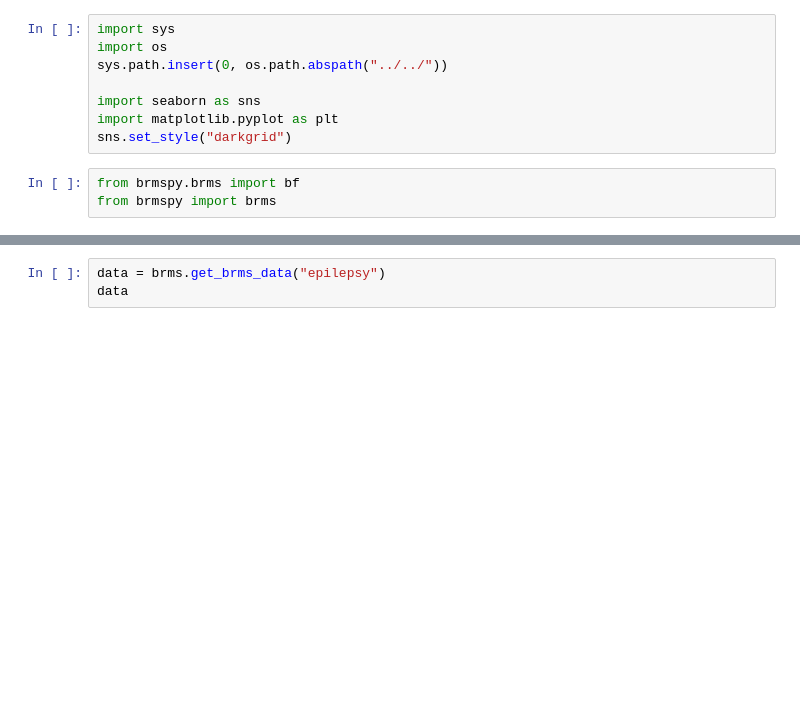
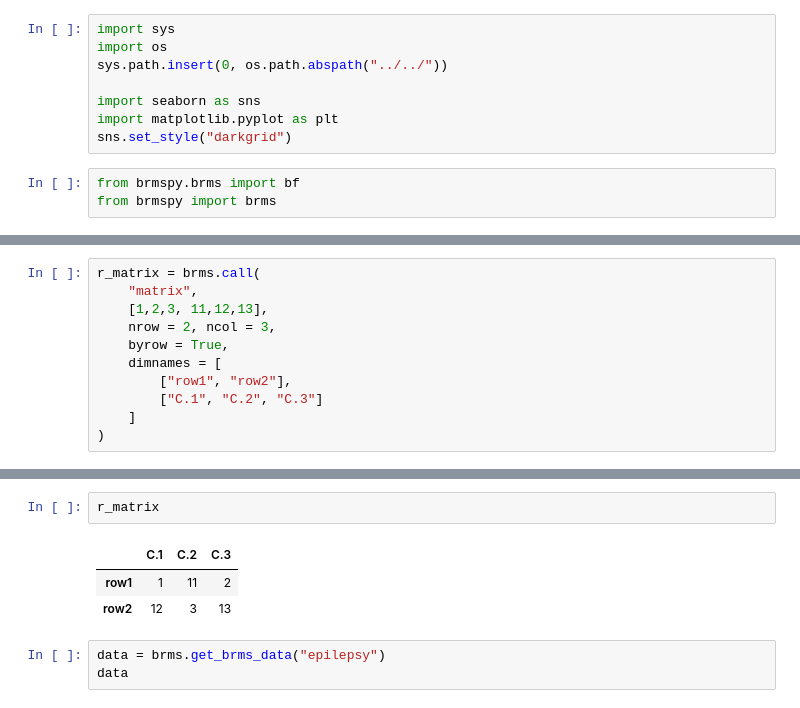
Before and after one commit to kaitumisuuringute-keskus/brmspy, a Jupyter notebook: notebooks/rpy2_session.ipynb, the cells around one changed output, grey strips where cells are left out. Cells and saved outputs as stored; diff of their text form; blank space fills up the shorter version.

```diff
--- a/notebooks/rpy2_session.ipynb
+++ b/notebooks/rpy2_session.ipynb
@@ -26,0 +17,11 @@ lib path is ['/Users/sebastian/.brmspy/environment/mrp/Rlib']
+# %%
+r_matrix = brms.call(
+    "matrix",
+    [1,2,3, 11,12,13],
+    nrow = 2, ncol = 3,
+    byrow = True,
+    dimnames = [
+        ["row1", "row2"],
+        ["C.1", "C.2", "C.3"]
+    ]
+)
@@ -27,3 +38,9 @@ lib path is ['/Users/sebastian/.brmspy/environment/mrp/Rlib']
+# %%
+r_matrix
+# %% [output]
+|  | C.1 | C.2 | C.3 |
+| row1 | 1 | 11 | 2 |
+| row2 | 12 | 3 | 13 |
 # %%
 data = brms.get_brms_data("epilepsy")
 data
```
Also changed, not shown: parts of 2 cells of this notebook, 14 other files.
